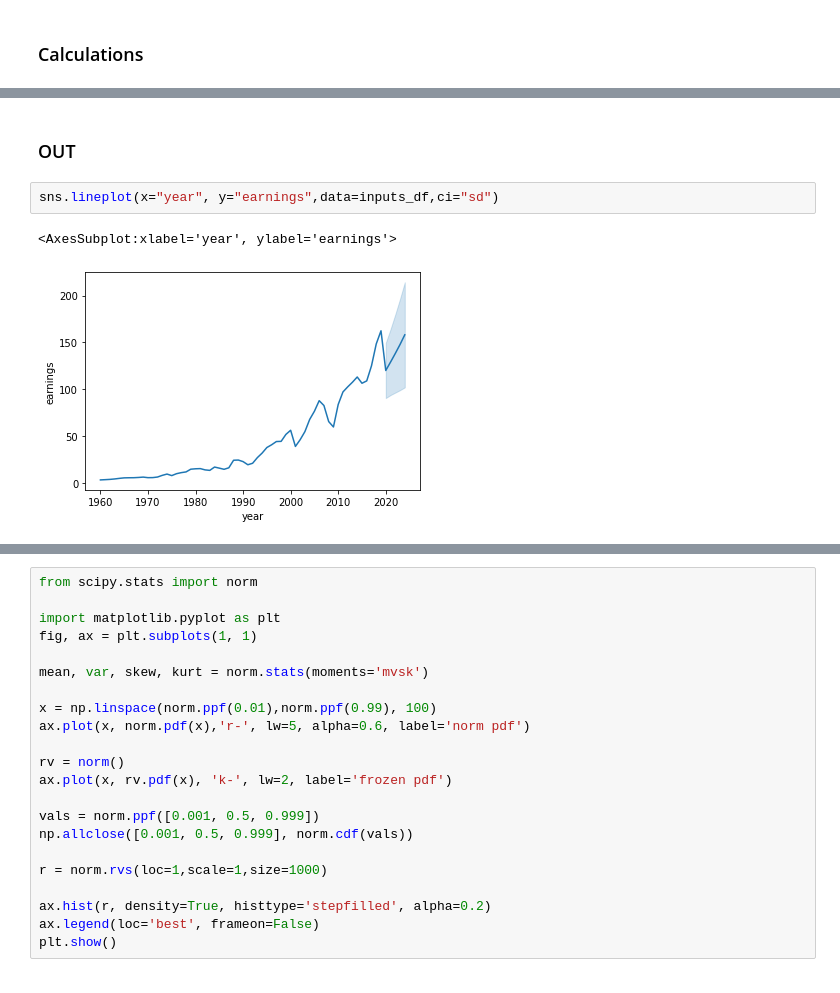
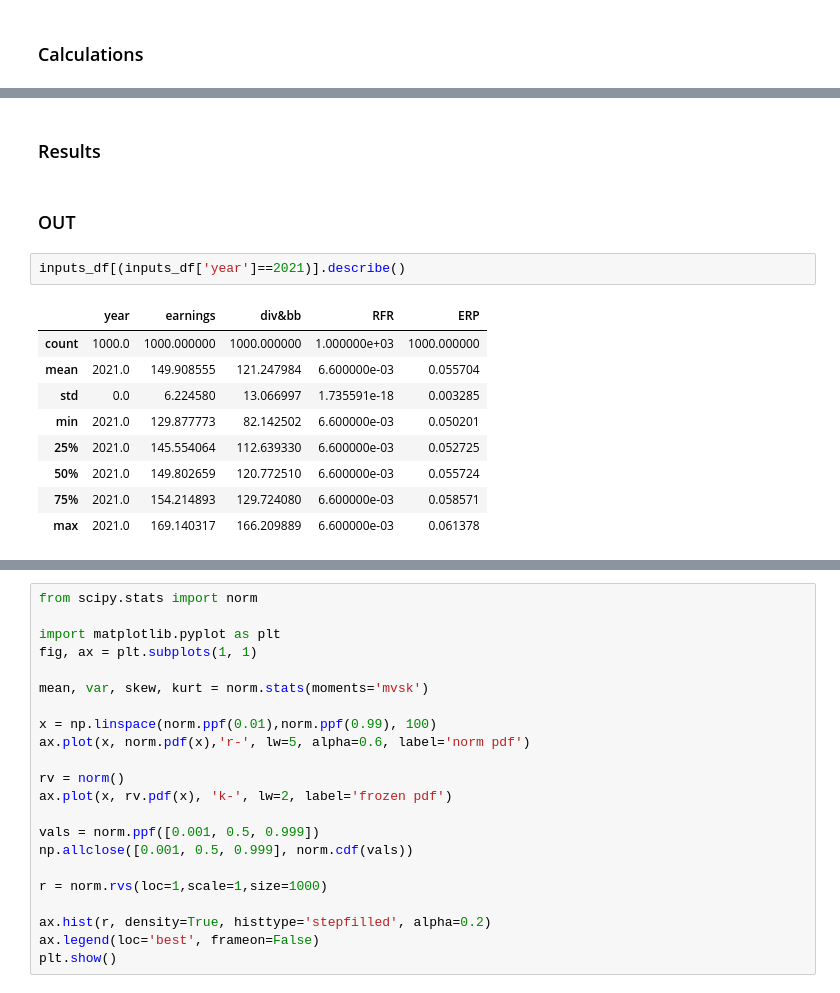
Before and after one commit to aguilalv/CorpFinSandbox, a Jupyter notebook: 2020.06.01 - S&P500 valuation.ipynb, the cells around one changed output, grey strips where cells are left out. Drawn from its saved outputs; the diff is of its cells as text.

```diff
--- a/2020.06.01 - S&P500 valuation.ipynb
+++ b/2020.06.01 - S&P500 valuation.ipynb
@@ -157,7 +181,16 @@ for i in range(0,monte_carlo_iterations):
+# %% [markdown]
+### Results
 # %% [markdown]
 ### OUT
-# %%
-sns.lineplot(x="year", y="earnings",data=inputs_df,ci="sd")
-# %% [output]
-<AxesSubplot:xlabel='year', ylabel='earnings'>
-[figure, removed]
+# %%
+inputs_df[(inputs_df['year']==2021)].describe()
+# %% [output]
+|  | year | earnings | div&bb | RFR | ERP |
+| count | 1000.0 | 1000.000000 | 1000.000000 | 1.000000e+03 | 1000.000000 |
+| mean | 2021.0 | 149.908555 | 121.247984 | 6.600000e-03 | 0.055704 |
+| std | 0.0 | 6.224580 | 13.066997 | 1.735591e-18 | 0.003285 |
+| min | 2021.0 | 129.877773 | 82.142502 | 6.600000e-03 | 0.050201 |
+| 25% | 2021.0 | 145.554064 | 112.639330 | 6.600000e-03 | 0.052725 |
+| 50% | 2021.0 | 149.802659 | 120.772510 | 6.600000e-03 | 0.055724 |
+| 75% | 2021.0 | 154.214893 | 129.724080 | 6.600000e-03 | 0.058571 |
+| max | 2021.0 | 169.140317 | 166.209889 | 6.600000e-03 | 0.061378 |
```
Also changed, not shown: parts of 26 cells of this notebook.
